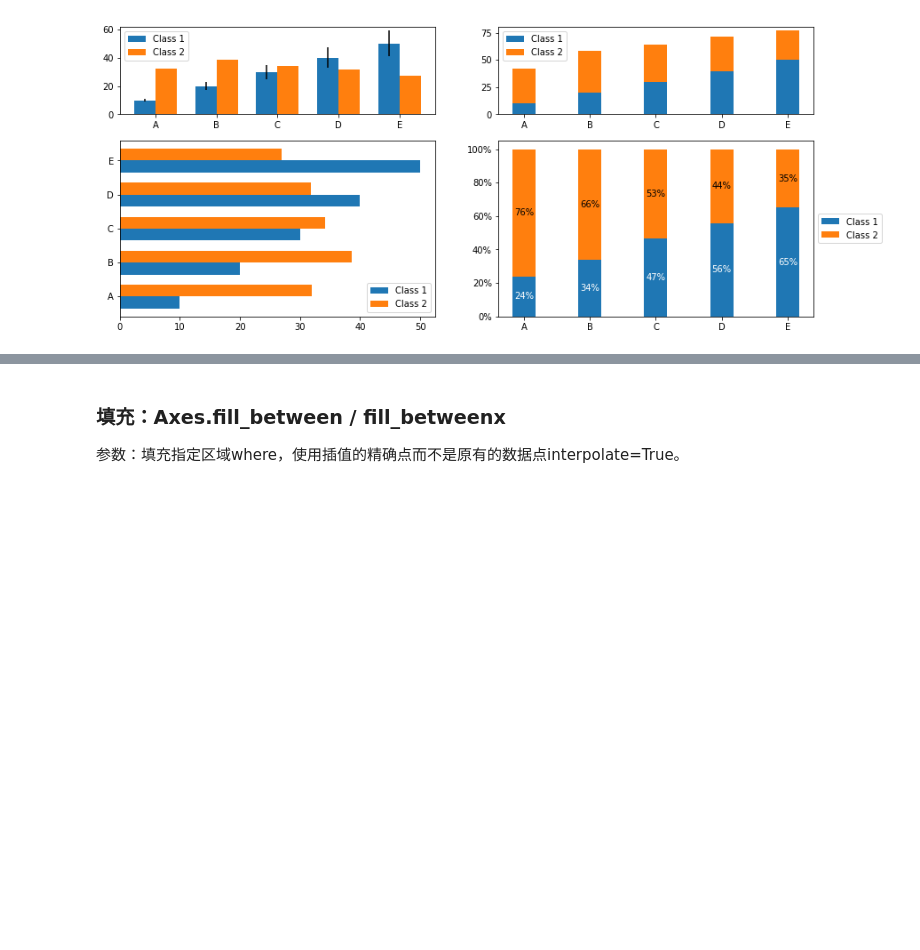
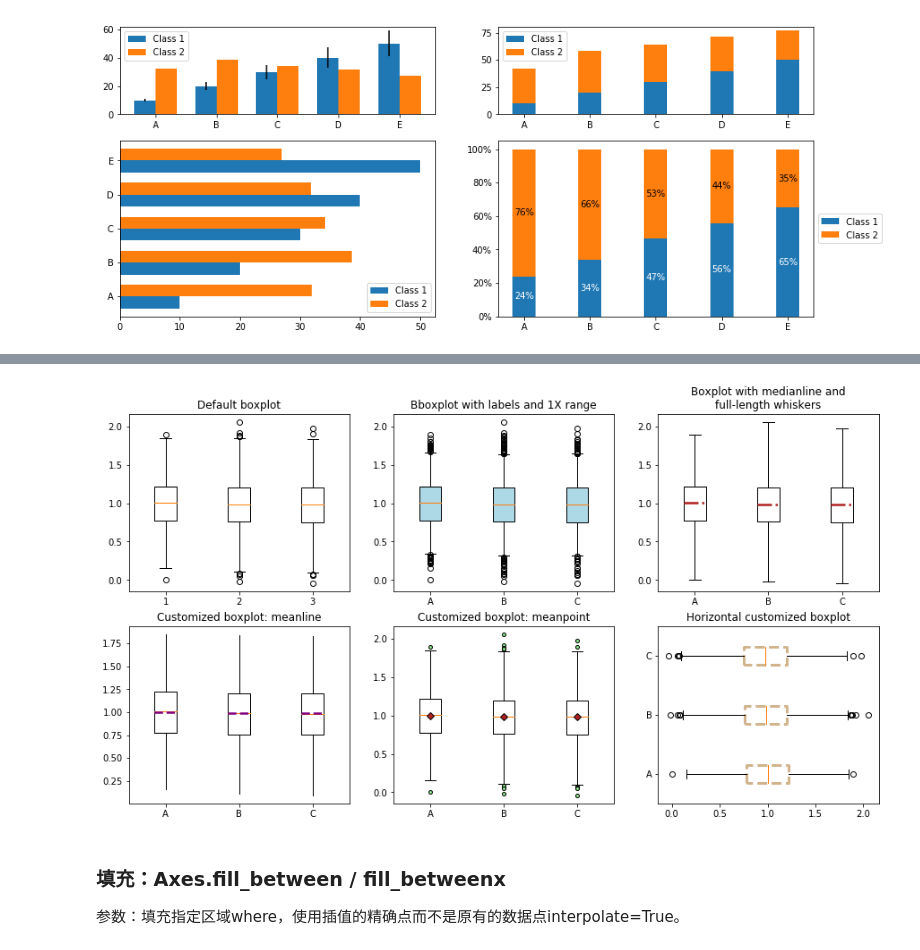
Before and after one commit to wklchris/wklchris.github.io, a Jupyter notebook: ipynb/Py3-matplotlib.ipynb, the cells around one changed output, grey strips where cells are left out. Cells and saved outputs as stored; diff of their text form; code cells hidden in the pictures; blank space fills up the shorter version.

```diff
--- a/ipynb/Py3-matplotlib.ipynb
+++ b/ipynb/Py3-matplotlib.ipynb
@@ -200,3 +247,40 @@ plt.show()
+# %%
+# 本例源自：http://matplotlib.org/api/_as_gen/matplotlib.axes.Axes.boxplot.html
+mu, sigma = 1, 1/3
+np.random.seed(0)
+x = np.random.normal(mu, sigma, size=(1000, 3))
+
+# Properties
+boxprops = dict(linestyle='--', linewidth=3, color='tan')
+flierprops = dict(marker='o', markerfacecolor='lightgreen', markersize=4,
+                  linestyle='none')
+medianprops = dict(linestyle='-.', linewidth=2.5, color='firebrick')
+meanpointprops = dict(marker='D', markeredgecolor='black',
+                      markerfacecolor='firebrick', markersize=6)
+meanlineprops = dict(linestyle='--', linewidth=2.5, color='purple')
+
+# Plot
+plt.close("all")
+f, ax = plt.subplots(2, 3, figsize=(15, 8))
+ax[0,0].boxplot(x)
+ax[0,0].set_title("Default boxplot")
+ax[0,1].boxplot(x, whis=1, labels=list("ABC"),
+                patch_artist=True, boxprops = dict(facecolor=("lightblue")))
+ax[0,1].set_title("Bboxplot with labels and 1X range")
+ax[0,2].boxplot(x, medianprops=medianprops, whis="range", labels=list("ABC"))
+ax[0,2].set_title("Boxplot with medianline and\nfull-length whiskers")
+ax[1,0].boxplot(x, showcaps=False, showfliers=False, labels=list("ABC"),
+                showmeans=True, meanline=True, meanprops=meanlineprops,)
+ax[1,0].set_title("Customized boxplot: meanline")
+ax[1,1].boxplot(x, showmeans=True, flierprops=flierprops,
+                meanprops=meanpointprops, labels=list("ABC"))
+ax[1,1].set_title("Customized boxplot: meanpoint")
+ax[1,2].boxplot(x, vert=False, boxprops=boxprops, labels=list("ABC"))
+ax[1,2].set_title("Horizontal customized boxplot")
+
+plt.show()
+# %% [output]
+[figure, added]
 # %% [markdown]
 ### 填充：Axes.fill_between / fill_betweenx
 
```
Also changed, not shown: parts of 6 cells of this notebook, 5 other files.
